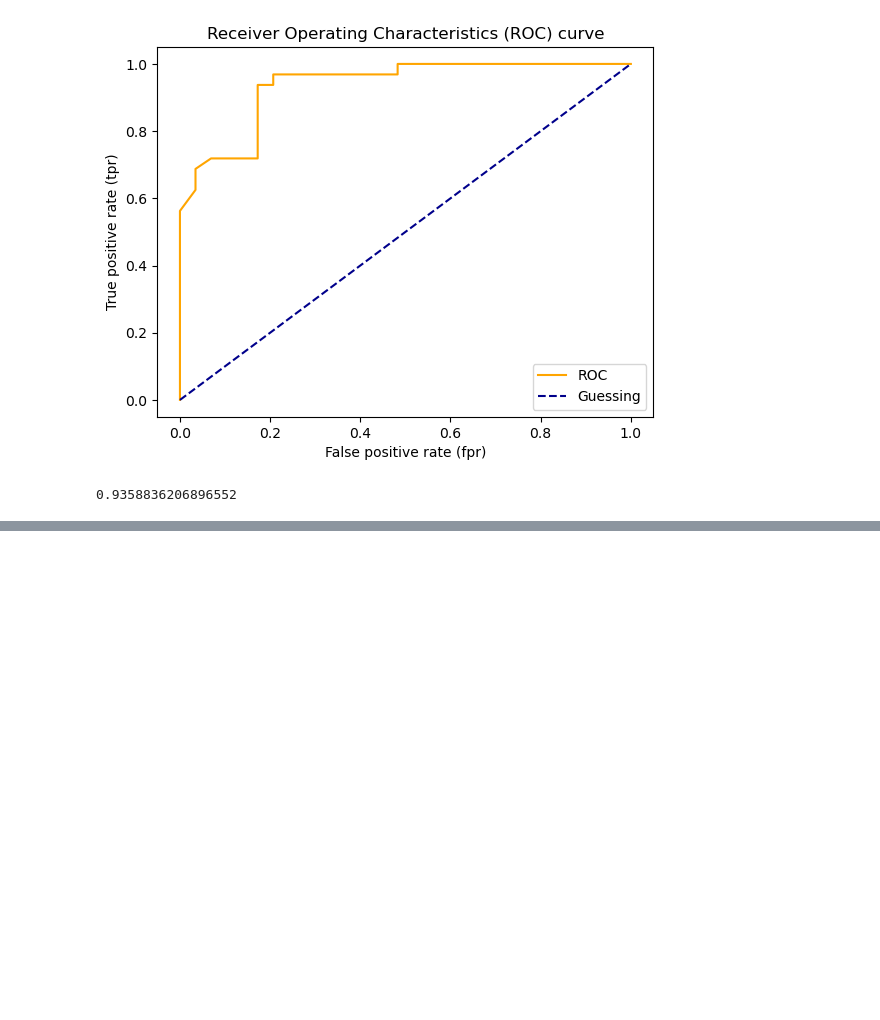
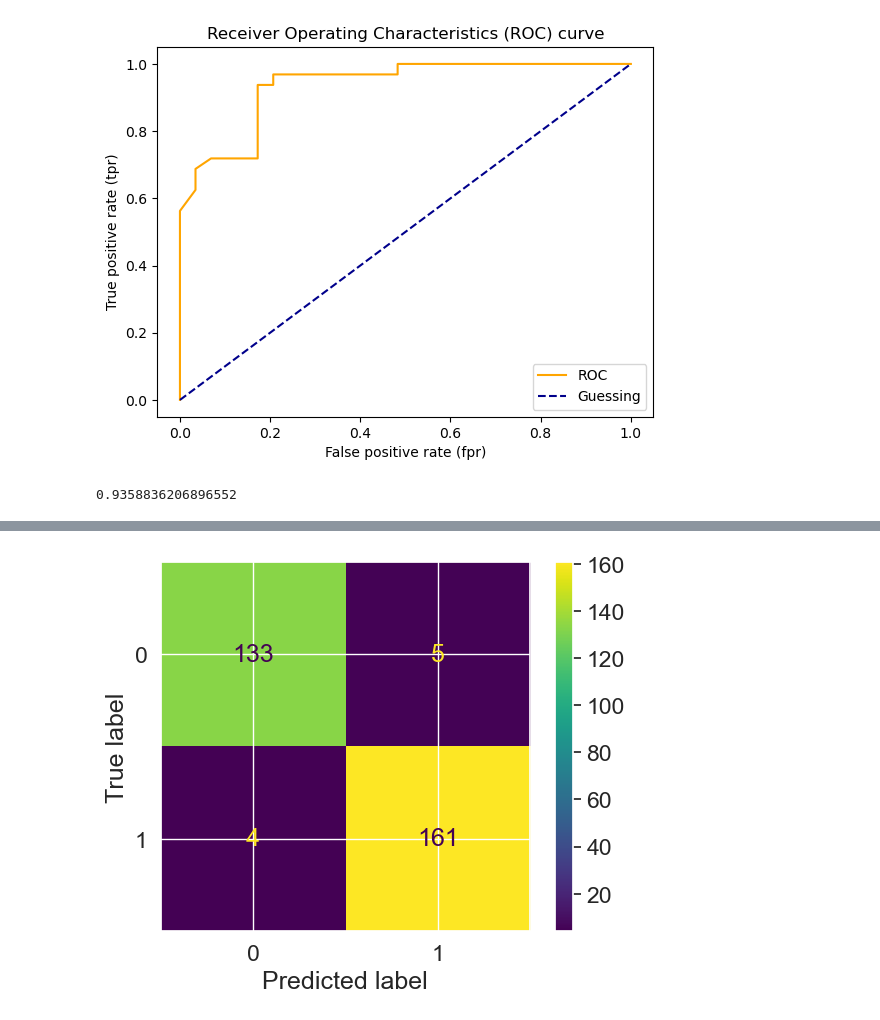
Before and after one commit to olivergarciarg/022_ML_trainning, a Jupyter notebook: sample_project_01/intro-scikit-learn.ipynb, the cells around one changed output, grey strips where cells are left out. Cells and saved outputs as stored; diff of their text form; code cells hidden in the pictures; blank space fills up the shorter version.

```diff
--- a/sample_project_01/intro-scikit-learn.ipynb
+++ b/sample_project_01/intro-scikit-learn.ipynb
@@ -1000,0 +1063,5 @@ roc_auc_score(y_test,y_probs_positive)
+# %%
+from sklearn.metrics import ConfusionMatrixDisplay
+ConfusionMatrixDisplay.from_estimator(estimator=clf, X=x, y=y);
+# %% [output]
+[figure, added]
```
Also changed, not shown: parts of 39 cells of this notebook.
